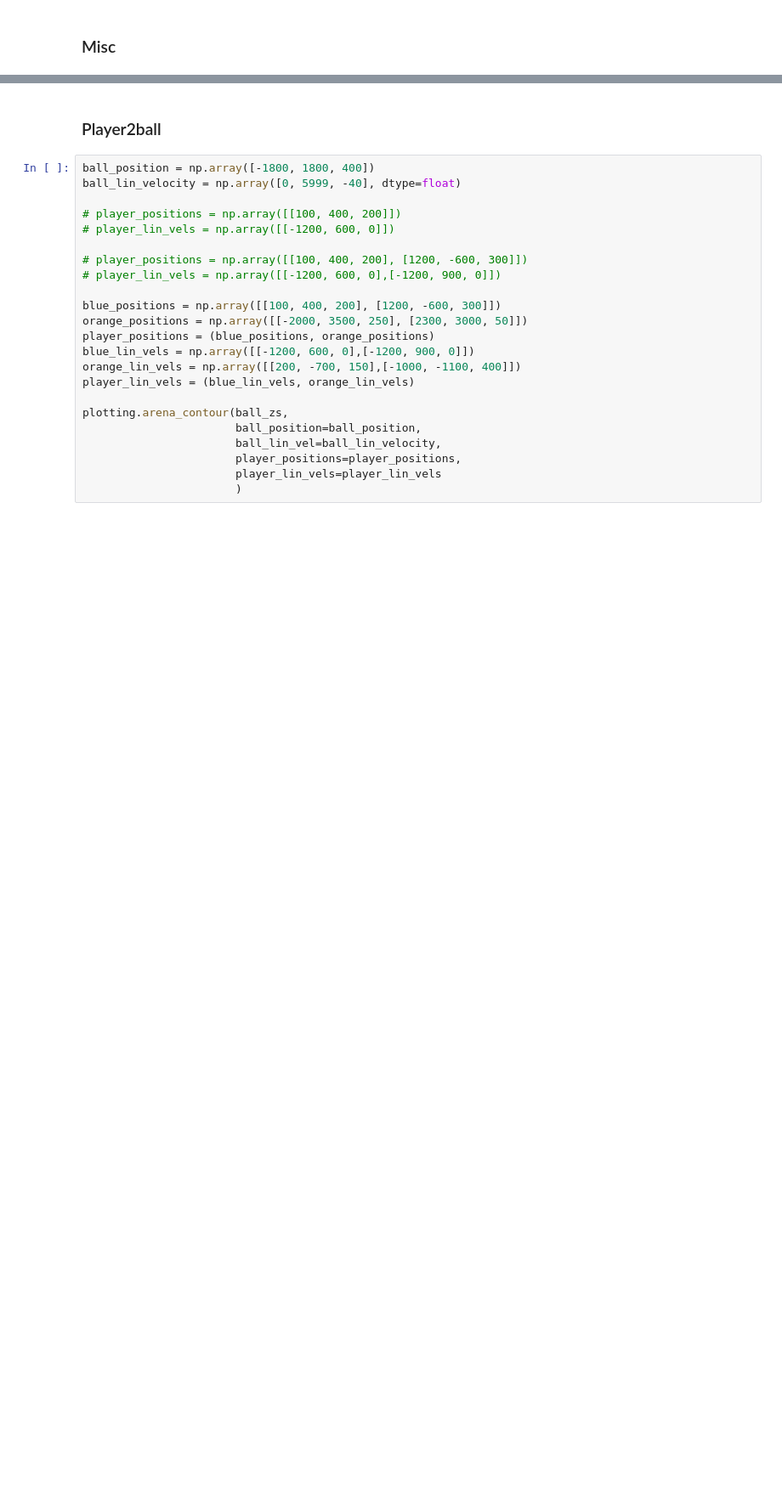
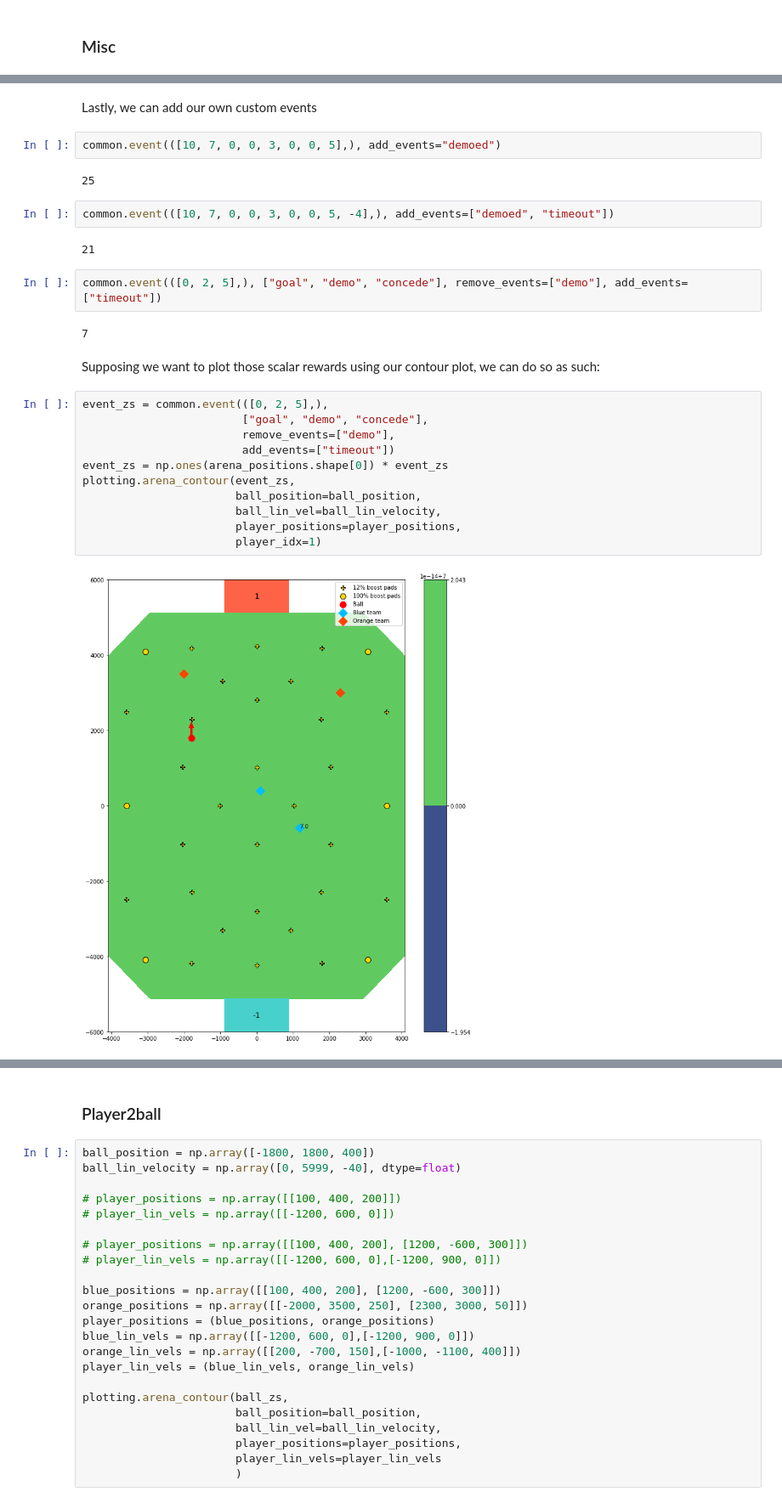
Before and after one commit to Enkhai/lucy-utils, a Jupyter notebook: examples/16_reward_shaping/analysis.ipynb, the cells around one changed output, grey strips where cells are left out. Shown at 85% size. Saved outputs shown, nothing was run; the diff lists cells and outputs as text; blank space fills up the shorter version.

Commit message:
Completed conditional and misc reward examples

```diff
--- a/examples/16_reward_shaping/analysis.ipynb
+++ b/examples/16_reward_shaping/analysis.ipynb
@@ -281,0 +393,29 @@ True
+# %% [markdown]
+Lastly, we can add our own custom events
+# %%
+common.event(([10, 7, 0, 0, 3, 0, 0, 5],), add_events="demoed")
+# %% [output]
+25
+# %%
+common.event(([10, 7, 0, 0, 3, 0, 0, 5, -4],), add_events=["demoed", "timeout"])
+# %% [output]
+21
+# %%
+common.event(([0, 2, 5],), ["goal", "demo", "concede"], remove_events=["demo"], add_events=["timeout"])
+# %% [output]
+7
+# %% [markdown]
+Supposing we want to plot those scalar rewards using our contour plot, we can do so as such:
+# %%
+event_zs = common.event(([0, 2, 5],),
+                        ["goal", "demo", "concede"],
+                        remove_events=["demo"],
+                        add_events=["timeout"])
+event_zs = np.ones(arena_positions.shape[0]) * event_zs
+plotting.arena_contour(event_zs,
+                       ball_position=ball_position,
+                       ball_lin_vel=ball_lin_velocity,
+                       player_positions=player_positions,
+                       player_idx=1)
+# %% [output]
+[figure, added]
```
Also changed, not shown: parts of 58 cells of this notebook, 2 other files.
